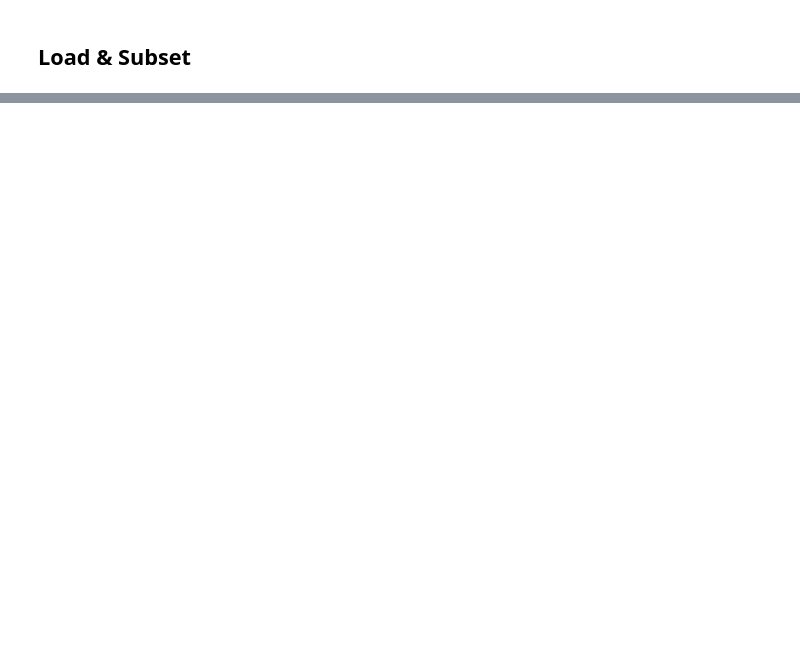
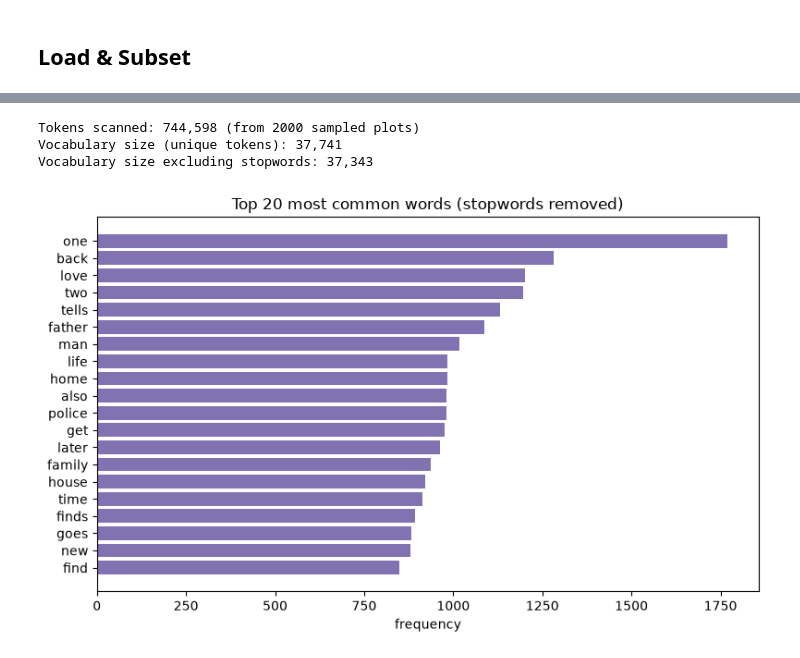
Before and after one commit to Maneth22/TypeB_Assignment, a Jupyter notebook: Rag_Pipeline.ipynb, the cells around one changed output, grey strips where cells are left out. Saved outputs shown, nothing was run; the diff lists cells and outputs as text; code cells hidden in the pictures; blank space fills up the shorter version.

```diff
--- a/Rag_Pipeline.ipynb
+++ b/Rag_Pipeline.ipynb
@@ -42,0 +210,15 @@ df_subset.head()
+# %%
+from nltk.tokenize import sent_tokenize
+
+EDA_SAMPLE_SIZE = 2000  # cap for speed on the ~29k-row full corpus
+sentence_sample = df["Plot"].sample(min(EDA_SAMPLE_SIZE, len(df)), random_state=42)
+sentence_counts = sentence_sample.apply(lambda t: len(sent_tokenize(str(t))))
+
+print(f"Sentence count stats (n={len(sentence_sample)} sampled plots):")
+print(sentence_counts.describe())
+
+plt.figure(figsize=(6, 4))
+plt.hist(sentence_counts, bins=40, color="#C44E52")
+plt.title("Sentences per plot")
+plt.xlabel("sentence count")
+plt.show()
@@ -42,0 +241,34 @@ df_subset.head()
+# %%
+import re
+from collections import Counter
+from nltk.corpus import stopwords
+
+stop_words = set(stopwords.words("english"))
+
+
+def tokenize_words(text):
+    return re.findall(r"[a-z']+", str(text).lower())
+
+
+vocab_sample = df["Plot"].sample(min(EDA_SAMPLE_SIZE, len(df)), random_state=42)
+all_tokens = [tok for text in vocab_sample for tok in tokenize_words(text)]
+content_tokens = [t for t in all_tokens if t not in stop_words and len(t) > 2]
+
+print(f"Tokens scanned: {len(all_tokens):,} (from {len(vocab_sample)} sampled plots)")
+print(f"Vocabulary size (unique tokens): {len(set(all_tokens)):,}")
+print(f"Vocabulary size excluding stopwords: {len(set(content_tokens)):,}")
+
+top_words = Counter(content_tokens).most_common(20)
+words, counts = zip(*top_words)
+
+plt.figure(figsize=(8, 5))
+plt.barh(words[::-1], counts[::-1], color="#8172B2")
+plt.title("Top 20 most common words (stopwords removed)")
+plt.xlabel("frequency")
+plt.tight_layout()
+plt.show()
+# %% [output]
+Tokens scanned: 744,598 (from 2000 sampled plots)
+Vocabulary size (unique tokens): 37,741
+Vocabulary size excluding stopwords: 37,343
+[figure, added]
```
Also changed, not shown: parts of 37 cells of this notebook, 9 other files.
